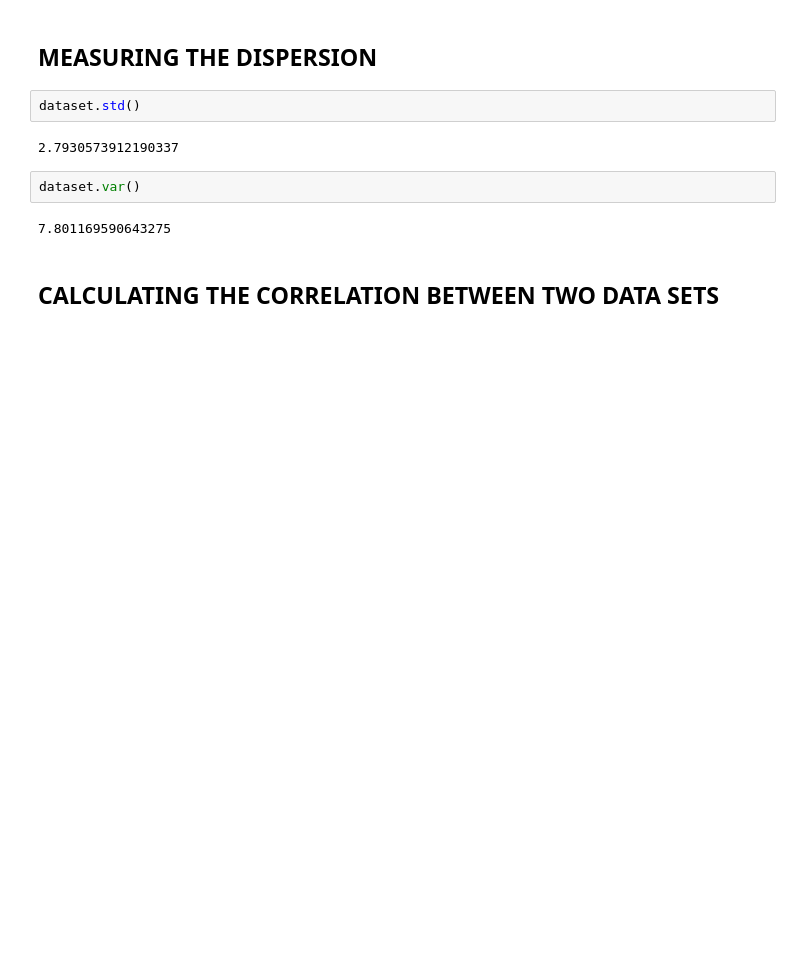
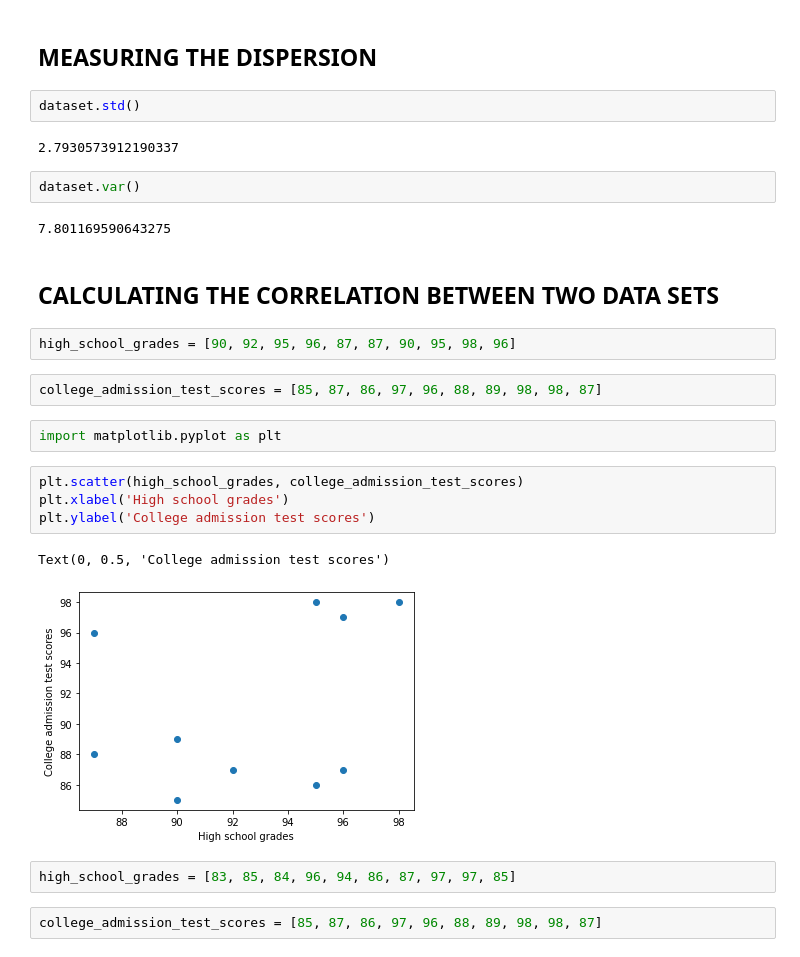
Before and after one commit to ferreiramr/livroDoingMathWithPython_AmitSaha, a Jupyter notebook: chapter03_DescribinDataWithStatistics.ipynb, the cells around one changed output. Drawn from its saved outputs; the diff is of its cells as text; blank space fills up the shorter version.

```diff
--- a/chapter03_DescribinDataWithStatistics.ipynb
+++ b/chapter03_DescribinDataWithStatistics.ipynb
@@ -99,3 +99,20 @@ dataset.var()
 7.801169590643275
 # %% [markdown]
 ## CALCULATING THE CORRELATION BETWEEN TWO DATA SETS
+# %%
+high_school_grades = [90, 92, 95, 96, 87, 87, 90, 95, 98, 96]
+# %%
+college_admission_test_scores = [85, 87, 86, 97, 96, 88, 89, 98, 98, 87]
+# %%
+import matplotlib.pyplot as plt
+# %%
+plt.scatter(high_school_grades, college_admission_test_scores)
+plt.xlabel('High school grades')
+plt.ylabel('College admission test scores')
+# %% [output]
+Text(0, 0.5, 'College admission test scores')
+[figure, added]
+# %%
+high_school_grades = [83, 85, 84, 96, 94, 86, 87, 97, 97, 85]
+# %%
+college_admission_test_scores = [85, 87, 86, 97, 96, 88, 89, 98, 98, 87]
```
Also changed, not shown: parts of 22 cells of this notebook, 1 other file.
